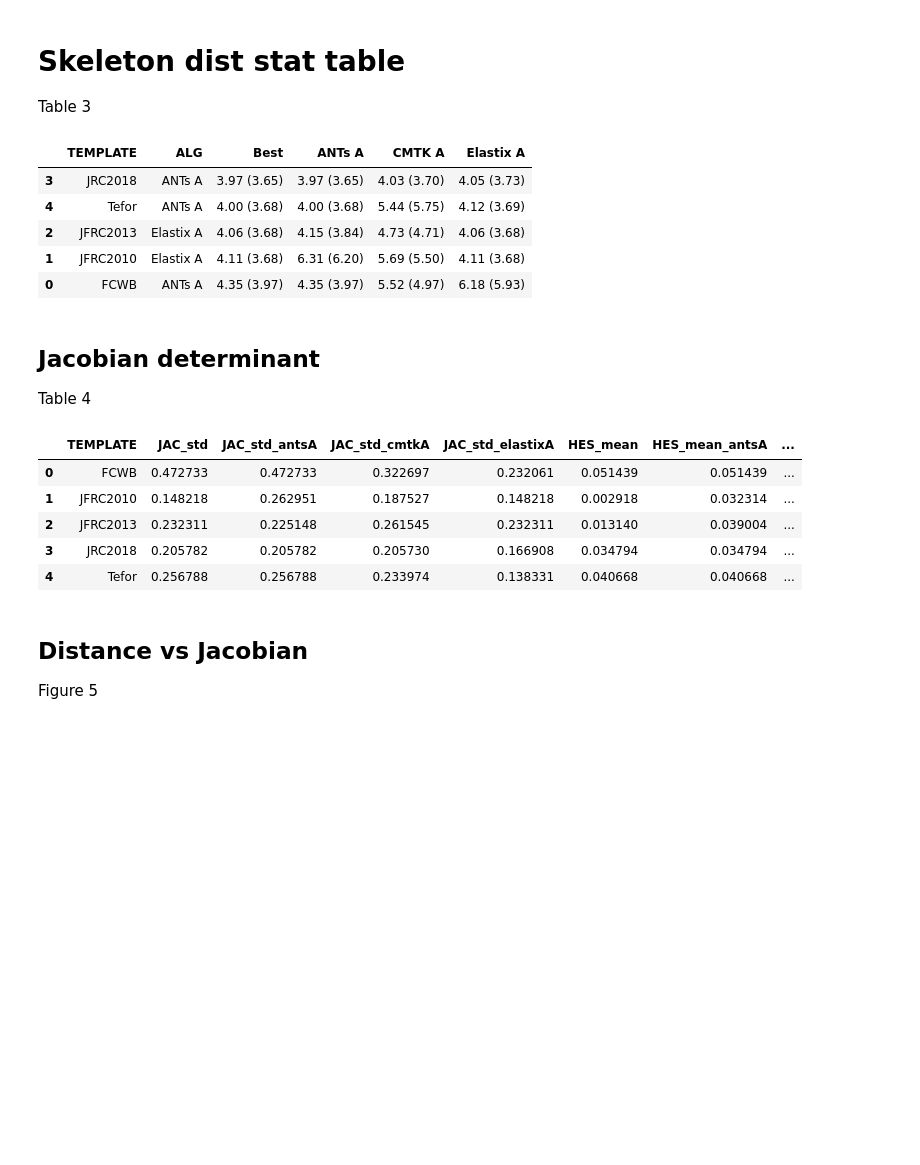
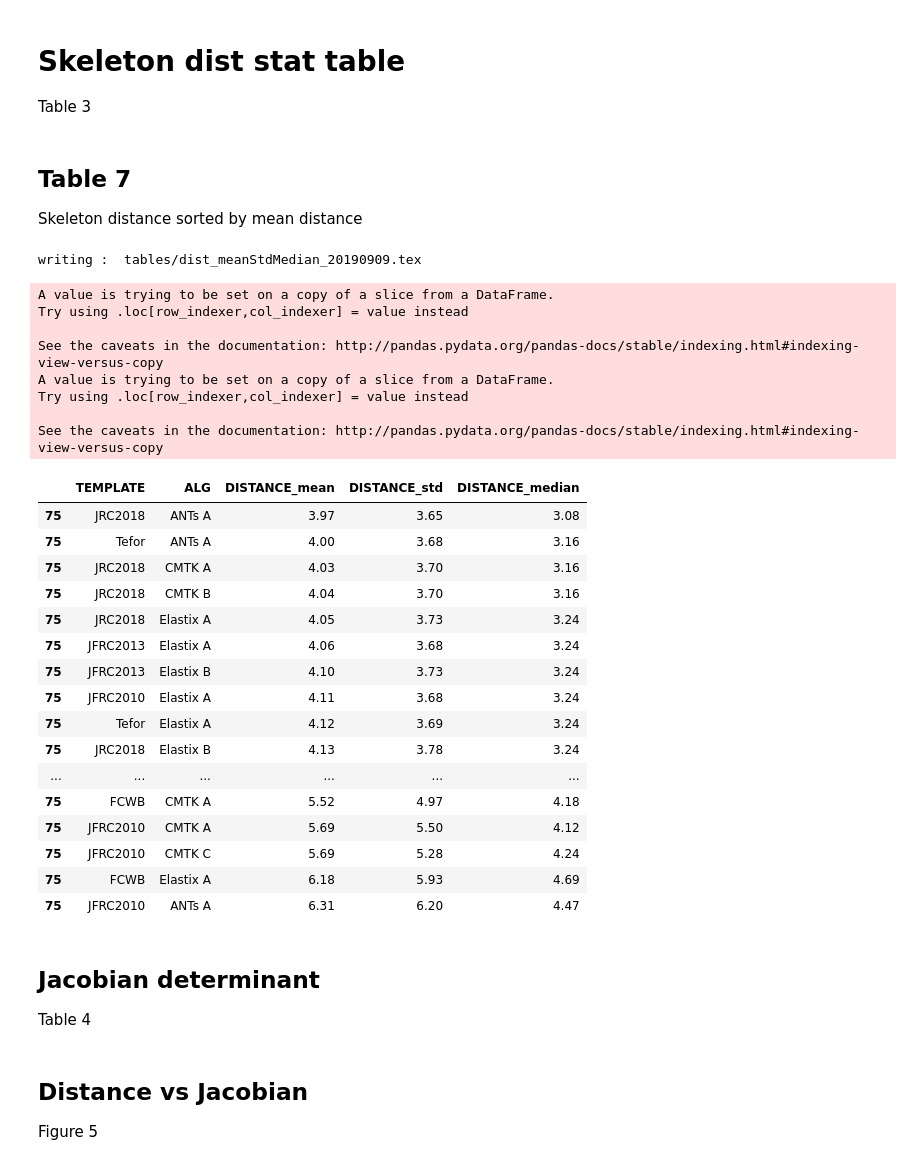
Before and after one commit to saalfeldlab/template-building, a Jupyter notebook: python/analysis/PaperTablesFigures_body.ipynb, the cells around one changed output. Saved outputs shown, nothing was run; the diff lists cells and outputs as text; code cells hidden in the pictures; blank space fills up the shorter version.

Commit message:
clean perlabel tables, add HFM vs JSD stats

```diff
--- a/python/analysis/PaperTablesFigures_body.ipynb
+++ b/python/analysis/PaperTablesFigures_body.ipynb
@@ -36,7 +41,7 @@ display(HTML("<style>.container { width:90% !important; }</style>"))
 write_files_and_tables = False
 # %%
 dist_df, jac_df, hess_df, timeMem_df = tc.readStatTables()
-grouped_label_table = tc.groupTables( dist_df, jac_df, hess_df, timeMem_df, tc.template_list  )
+grouped_label_table, total_table = tc.groupTables( dist_df, jac_df, hess_df, timeMem_df, tc.template_list  )
 # %% [output]
 A value is trying to be set on a copy of a slice from a DataFrame.
 Try using .loc[row_indexer,col_indexer] = value instead
@@ -96,13 +101,58 @@ if( write_files_and_tables ):
         f.write( skel_dist_table.to_latex())
 
 skel_dist_table
-# %% [output]
-|  | TEMPLATE | ALG | Best | ANTs A | CMTK A | Elastix A |
-| 3 | JRC2018 | ANTs A | 3.97 (3.65) | 3.97 (3.65) | 4.03 (3.70) | 4.05 (3.73) |
-| 4 | Tefor | ANTs A | 4.00 (3.68) | 4.00 (3.68) | 5.44 (5.75) | 4.12 (3.69) |
-| 2 | JFRC2013 | Elastix A | 4.06 (3.68) | 4.15 (3.84) | 4.73 (4.71) | 4.06 (3.68) |
-| 1 | JFRC2010 | Elastix A | 4.11 (3.68) | 6.31 (6.20) | 5.69 (5.50) | 4.11 (3.68) |
-| 0 | FCWB | ANTs A | 4.35 (3.97) | 4.35 (3.97) | 5.52 (4.97) | 6.18 (5.93) |
+# %% [markdown]
+## Table 7
+Skeleton distance sorted by mean distance
+# %%
+dist_meanStdMedian_f = 'tables/dist_meanStdMedian_%s.tex'%(datetime.date.today().strftime('%Y%m%d'))
+
+
+tmask = dist_df.apply( lambda x: (x['TEMPLATE'] in tc.template_list ), axis=1)
+t7_df = dist_df.loc[tmask]
+
+t7_df = t7_df.loc[ (t7_df.LABEL == -1) & ((t7_df.normalization == 'warp') | (t7_df.normalization == 'na'))]
+table7 = tc.clean_names(t7_df)[['TEMPLATE','ALG','DISTANCE_mean','DISTANCE_std','DISTANCE_median']]
+table7['DISTANCE_mean'] = table7.apply(lambda x: float(x['DISTANCE_mean']), axis=1)
+table7['DISTANCE_median'] = table7.apply(lambda x: float(x['DISTANCE_median']), axis=1)
+
+pd.options.display.float_format = '{:,.2f}'.format
+table7 = table7.sort_values('DISTANCE_mean', ascending=True )
+
+
+if( write_files_and_tables ):
+    print( 'writing : ', dist_meanStdMedian_f )
+    with open( dist_meanStdMedian_f, 'w') as f:
+        f.write( table7.to_latex())
+
+table7
+# %% [output]
+writing :  tables/dist_meanStdMedian_20190909.tex
+A value is trying to be set on a copy of a slice from a DataFrame.
+Try using .loc[row_indexer,col_indexer] = value instead
+
+See the caveats in the documentation: http://pandas.pydata.org/pandas-docs/stable/indexing.html#indexing-view-versus-copy
+A value is trying to be set on a copy of a slice from a DataFrame.
+Try using .loc[row_indexer,col_indexer] = value instead
+
+See the caveats in the documentation: http://pandas.pydata.org/pandas-docs/stable/indexing.html#indexing-view-versus-copy
+|  | TEMPLATE | ALG | DISTANCE_mean | DISTANCE_std | DISTANCE_median |
+| 75 | JRC2018 | ANTs A | 3.97 | 3.65 | 3.08 |
+| 75 | Tefor | ANTs A | 4.00 | 3.68 | 3.16 |
+| 75 | JRC2018 | CMTK A | 4.03 | 3.70 | 3.16 |
+| 75 | JRC2018 | CMTK B | 4.04 | 3.70 | 3.16 |
+| 75 | JRC2018 | Elastix A | 4.05 | 3.73 | 3.24 |
+| 75 | JFRC2013 | Elastix A | 4.06 | 3.68 | 3.24 |
+| 75 | JFRC2013 | Elastix B | 4.10 | 3.73 | 3.24 |
+| 75 | JFRC2010 | Elastix A | 4.11 | 3.68 | 3.24 |
+| 75 | Tefor | Elastix A | 4.12 | 3.69 | 3.24 |
+| 75 | JRC2018 | Elastix B | 4.13 | 3.78 | 3.24 |
+| ... | ... | ... | ... | ... | ... |
+| 75 | FCWB | CMTK A | 5.52 | 4.97 | 4.18 |
+| 75 | JFRC2010 | CMTK A | 5.69 | 5.50 | 4.12 |
+| 75 | JFRC2010 | CMTK C | 5.69 | 5.28 | 4.24 |
+| 75 | FCWB | Elastix A | 6.18 | 5.93 | 4.69 |
+| 75 | JFRC2010 | ANTs A | 6.31 | 6.20 | 4.47 |
 # %% [markdown]
 ## Jacobian determinant
 
@@ -139,13 +189,6 @@ if( write_files_and_tables ):
         f.write( smooth_stat_table.to_latex())
 
 smooth_stat_table
-# %% [output]
-|  | TEMPLATE | JAC_std | JAC_std_antsA | JAC_std_cmtkA | JAC_std_elastixA | HES_mean | HES_mean_antsA | ... |
-| 0 | FCWB | 0.472733 | 0.472733 | 0.322697 | 0.232061 | 0.051439 | 0.051439 | ... |
-| 1 | JFRC2010 | 0.148218 | 0.262951 | 0.187527 | 0.148218 | 0.002918 | 0.032314 | ... |
-| 2 | JFRC2013 | 0.232311 | 0.225148 | 0.261545 | 0.232311 | 0.013140 | 0.039004 | ... |
-| 3 | JRC2018 | 0.205782 | 0.205782 | 0.205730 | 0.166908 | 0.034794 | 0.034794 | ... |
-| 4 | Tefor | 0.256788 | 0.256788 | 0.233974 | 0.138331 | 0.040668 | 0.040668 | ... |
 # %% [markdown]
 ## Distance vs Jacobian
 Figure 5
```
Also changed, not shown: parts of 16 cells of this notebook, 1 other file.
